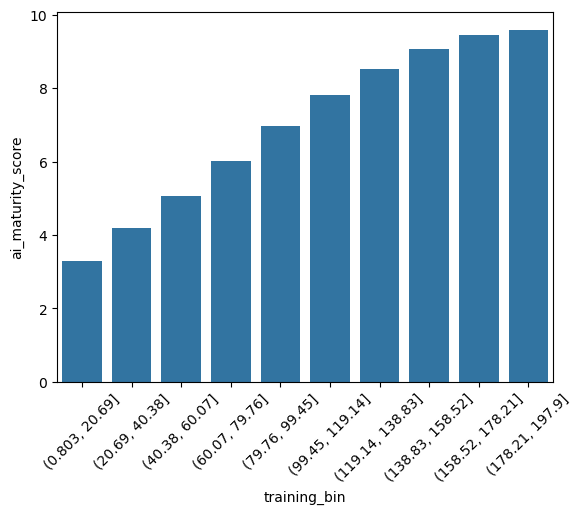
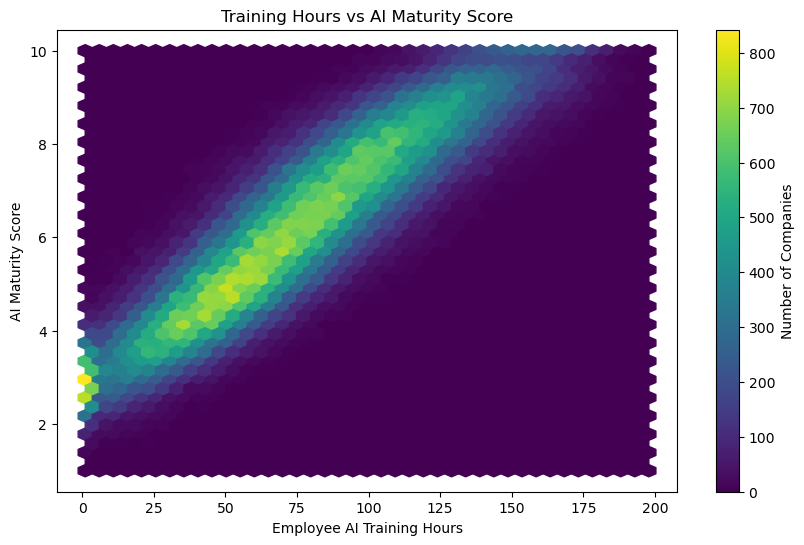
The change to this notebook cell's code, shown as a diff; its figure went from the first image to the second:
--- before
+++ after
@@ -2,23 +2,22 @@
 #Training Hours vs AI Maturity Score
 #Analyze workforce readiness and skill development.
+#by hexbin plot
+plt.figure(figsize=(10,6))
 
-df["training_bin"] = pd.cut(
+plt.hexbin(
     df["employee_ai_training_hours"],
-    bins=10
+    df["ai_maturity_score"],
+    gridsize=40,
+    cmap="viridis"
 )
 
-avg_scores = (
-    df.groupby("training_bin")["ai_maturity_score"]
-      .mean()
-      .reset_index()
-)
+plt.colorbar(label="Number of Companies")
 
-sns.barplot(
-    data=avg_scores,
-    x="training_bin",
-    y="ai_maturity_score"
-)
+plt.xlabel("Employee AI Training Hours")
+plt.ylabel("AI Maturity Score")
+plt.title("Training Hours vs AI Maturity Score")
 
-plt.xticks(rotation=45)
+plt.show()
+
 #Automation Rate vs Productivity Gain
 #Measure operational efficiency improvements.

Commit: Add files via upload